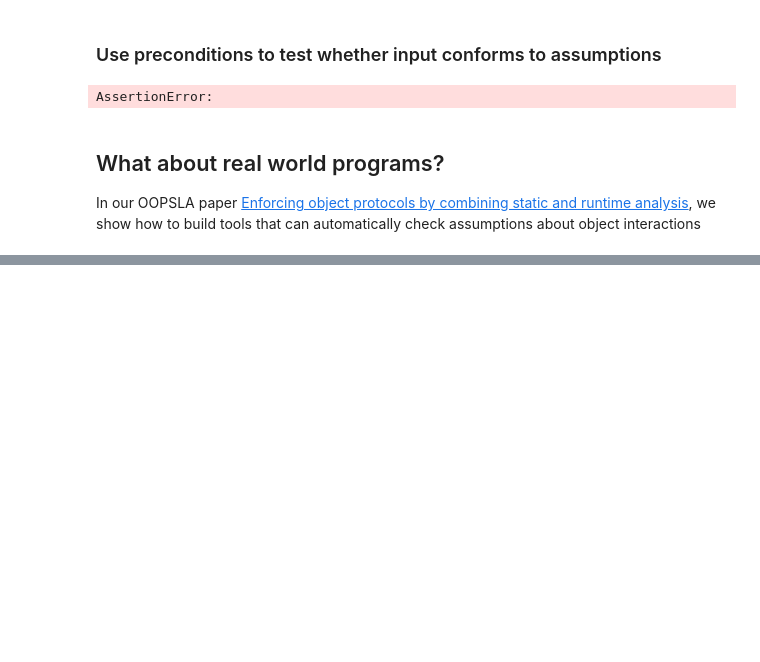
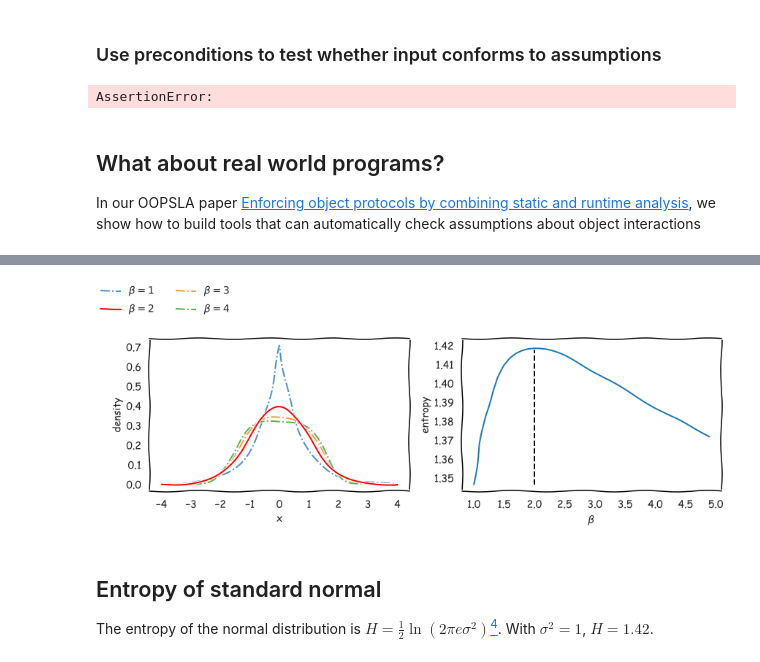
Before and after one commit to madhugopinathan/madhugopinathan.github.io, a Jupyter notebook: notebooks/brainology/assumptions.ipynb, the cells around one changed output, grey strips where cells are left out. Saved outputs shown, nothing was run; the diff lists cells and outputs as text; code cells hidden in the pictures; blank space fills up the shorter version.

```diff
--- a/notebooks/brainology/assumptions.ipynb
+++ b/notebooks/brainology/assumptions.ipynb
@@ -83,0 +86,42 @@ E. T. Jaynes
+# %%
+x = np.arange(-4,4+0.05,0.05)
+betas = np.arange(1,5,0.1)
+
+entropies = []
+
+with plt.xkcd():
+    fig, (ax0, ax1) = plt.subplots(ncols=2, figsize=(12, 4))
+    for beta in betas:
+        alpha = np.sqrt(gamma(1/beta)/gamma(3/beta))
+        gdist = stats.gennorm(beta=beta, loc=0, scale=alpha)
+        if np.round(beta,1) in [1.,2.,3.,4.]:
+            if int(beta) == 2:
+                ax0.plot(x, gdist.pdf(x), ls='-', color='r', zorder=10,
+                         label=r'$\beta={beta}$'.format(beta=int(beta)))
+            else:
+                ax0.plot(x, gdist.pdf(x), ls='-.', alpha=0.8,
+                         label=r'$\beta={beta}$'.format(beta=int(beta)))
+
+        e = gdist.entropy()
+        entropies.append(e)
+
+    ax0.set_xlabel('x')
+    ax0.set_ylabel('density')
+
+    ax1.plot(betas, entropies)
+    ax1.vlines(x=2,ymin=np.min(entropies),ymax=1.42,ls='--')
+
+    ax1.set_xlabel(r'$\beta$')
+    ax1.set_ylabel('entropy')
+
+    handles, labels = ax0.get_legend_handles_labels()
+    fig.legend(handles, labels, loc='lower left', bbox_to_anchor= (0.0, 1.01), ncol=2,
+            borderaxespad=0, frameon=False)
+    plt.tight_layout()
+#
+# %% [output]
+[figure, added]
+# %% [markdown]
+## Entropy of standard normal
+
+The entropy of the normal distribution is $H = \frac{1}{2} \ln (2\pi e \sigma^2)$[<sup>4</sup>](#p4). With $\sigma^2 = 1$, $H=1.42$.
```
Also changed, not shown: parts of 4 cells of this notebook, 1 other file.
